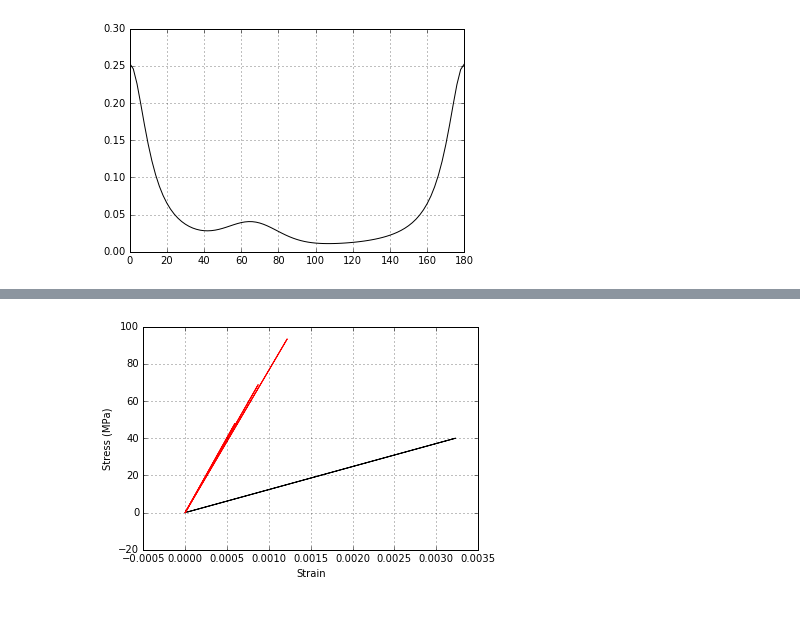
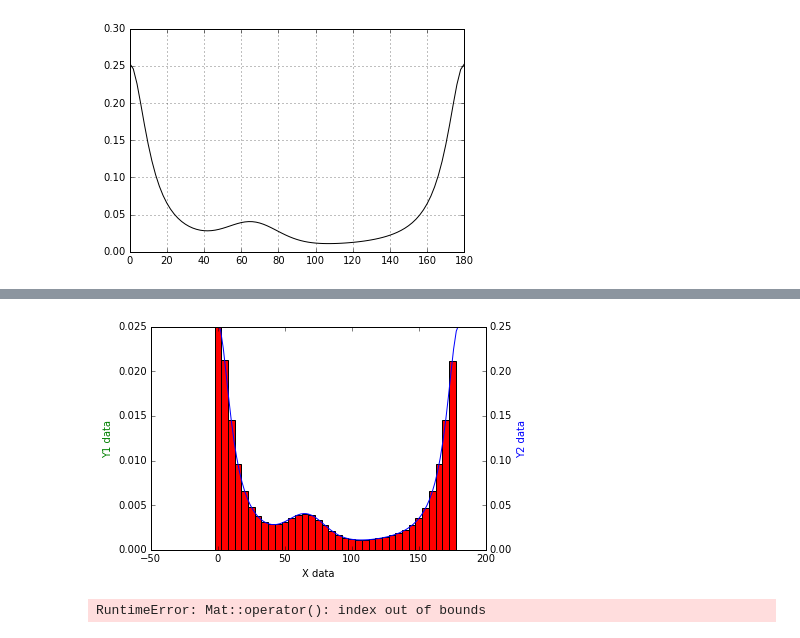
Before and after one commit to cas91010491/simmit, a Jupyter notebook: Examples/ODF/ODF.ipynb, the cells around one changed output, grey strips where cells are left out. Drawn from its saved outputs; the diff is of its cells as text; code cells hidden in the pictures.

```diff
--- a/Examples/ODF/ODF.ipynb
+++ b/Examples/ODF/ODF.ipynb
@@ -46,7 +59,7 @@ psi_rve = 0.
 theta_rve = 0.
 phi_rve = 0.
 
-props = np.array([nphases, num_file, int1, int2])
+props = np.array([nphases, num_file, int1, int2, 0])
 
 path_data = 'data'
 path_results = 'results'
@@ -57,3 +70,9 @@ nphases_rve = 36
 num_phase_disc = 1
 
 sim.ODF_discretization(nphases_rve, num_phase_disc, 0., 180., umat_name, props, path_data, peak_file, Nfile_init, Nfile_disc, 1)
+
+NPhases_file = dir + '/data/Nellipsoids1.dat'
+NPhases = pd.read_csv(NPhases_file, delimiter=r'\s+', index_col=False, engine='python')
+
+#We plot here the five first phases
+NPhases[:5]
@@ -60,3 +86,30 @@ sim.ODF_discretization(nphases_rve, num_phase_disc, 0., 180., umat_name, props,
+# %%
+#Plot the concentration and the angle
+c, angle = np.loadtxt(NPhases_file, usecols=(4,5), skiprows=2, unpack=True)
+
+fig, ax1 = plt.subplots()
+ax2 = ax1.twinx()
+
+# the histogram of the data
+xs = np.arange(0,180,5)
+rects1 = ax1.bar(xs, c, width=5, color='r', align='center')
+
+ax2.plot(x, y, 'b-')
+
+ax1.set_xlabel('X data')
+ax1.set_ylabel('Y1 data', color='g')
+ax2.set_ylabel('Y2 data', color='b')
+
+ax1.set_ylim([0,0.025])
+ax2.set_ylim([0,0.25])
+
+plt.show()
+
+#plt.grid(True)
+#plt.plot(angle,c, c='black')
+plt.show()
+# %% [output]
+[figure, added]
 # %%
 #Run the simulation
 pathfile = 'path.txt'
@@ -64,8 +117,7 @@ nphases = 37 #The number of phases
 num_file = 1 #The num of the file that contains the subphases
 props = np.array([nphases, num_file, int1, int2])
 outputfile = 'results_MTN.txt'
-sim.solver(umat_name, props, nstatev, psi_rve, theta_rve, phi_rve, rho, c_p, path_data, path_results, pathfile, outputfile)
-
+sim.solver(umat_name, props, nstatev, psi_rve, theta_rve, phi_rve, path_data, path_results, pathfile, outputfile)
 
 fig = plt.figure()
 outputfile_macro =  dir + '/' + path_results + '/results_MTN_global-0.txt'
@@ -85,4 +137,4 @@ plt.ylabel('Stress (MPa)')
 
 plt.show()
 # %% [output]
-[figure, removed]
+RuntimeError: Mat::operator(): index out of bounds
```
Also changed, not shown: parts of 4 cells of this notebook, 1 other file.
